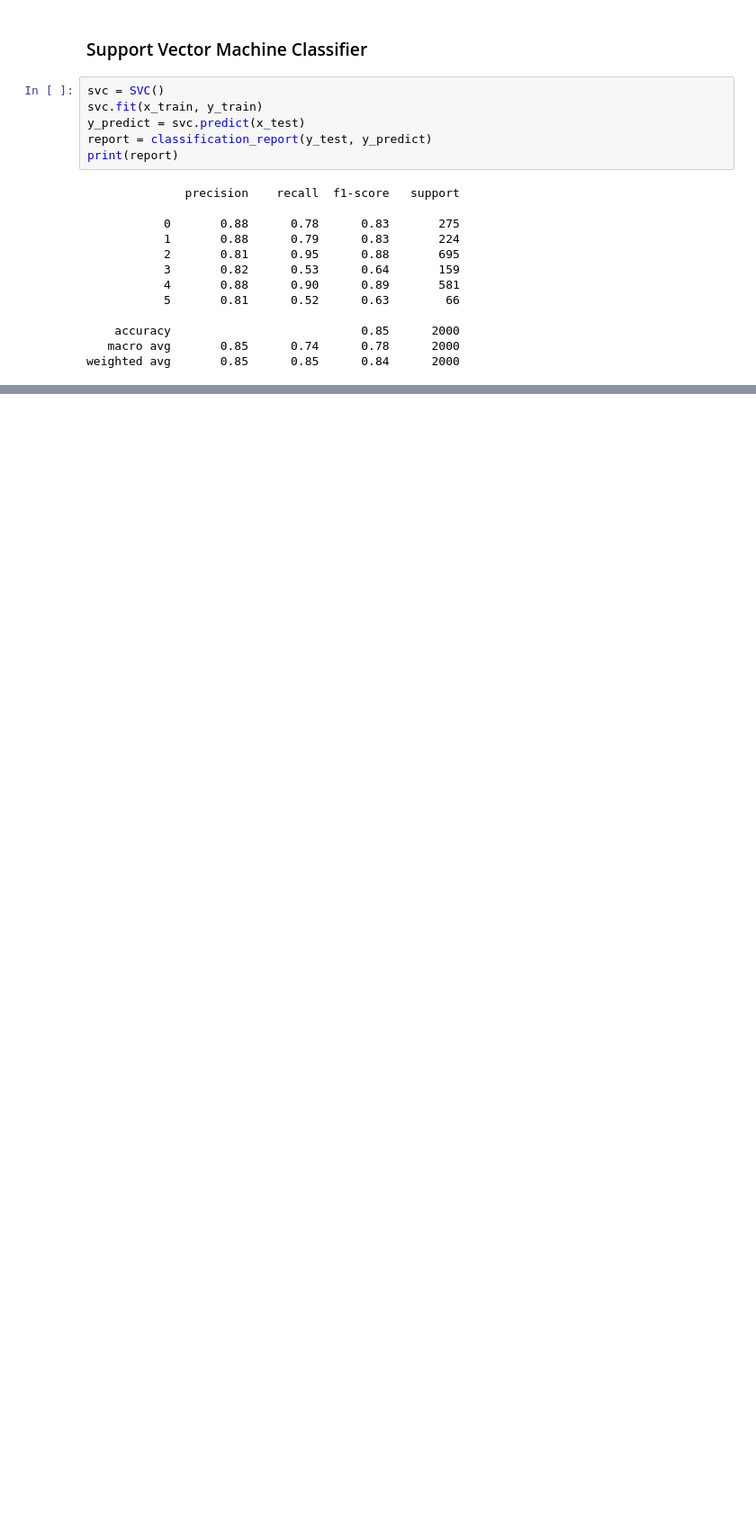
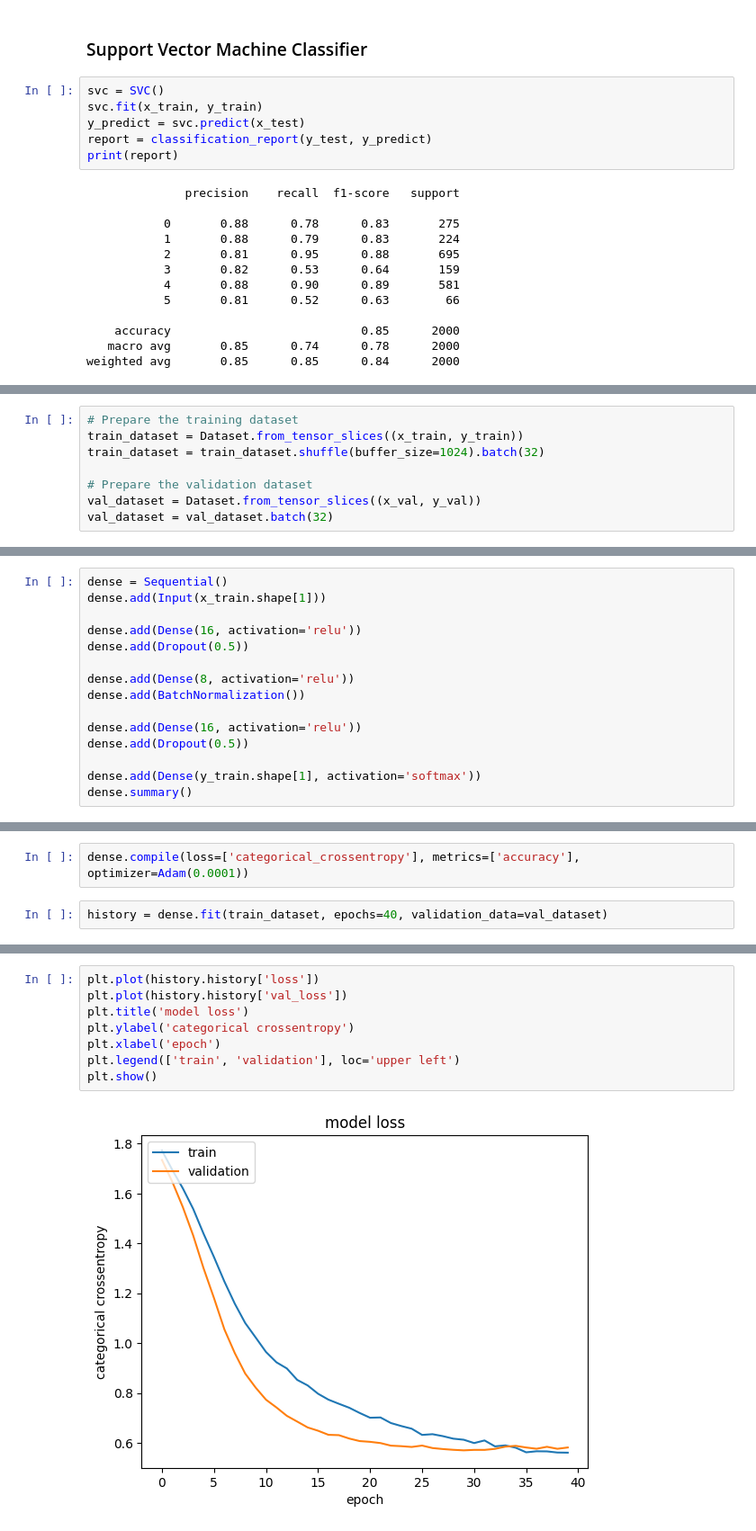
Before and after one commit to Muradmustafayev-03/SentimentAnalysis, a Jupyter notebook: emotion_dataset.ipynb, the cells around one changed output, grey strips where cells are left out. Shown at 90% size. Saved outputs shown, nothing was run; the diff lists cells and outputs as text; blank space fills up the shorter version.

Commit message:
trained and tested a Dense Neural Network

```diff
--- a/emotion_dataset.ipynb
+++ b/emotion_dataset.ipynb
@@ -112,0 +126,8 @@ weighted avg       0.85      0.85      0.84      2000
+# %%
+# Prepare the training dataset
+train_dataset = Dataset.from_tensor_slices((x_train, y_train))
+train_dataset = train_dataset.shuffle(buffer_size=1024).batch(32)
+
+# Prepare the validation dataset
+val_dataset = Dataset.from_tensor_slices((x_val, y_val))
+val_dataset = val_dataset.batch(32)
@@ -112,0 +136,15 @@ weighted avg       0.85      0.85      0.84      2000
+# %%
+dense = Sequential()
+dense.add(Input(x_train.shape[1]))
+
+dense.add(Dense(16, activation='relu'))
+dense.add(Dropout(0.5))
+
+dense.add(Dense(8, activation='relu'))
+dense.add(BatchNormalization())
+
+dense.add(Dense(16, activation='relu'))
+dense.add(Dropout(0.5))
+
+dense.add(Dense(y_train.shape[1], activation='softmax'))
+dense.summary()
@@ -112,0 +169,4 @@ weighted avg       0.85      0.85      0.84      2000
+# %%
+dense.compile(loss=['categorical_crossentropy'], metrics=['accuracy'], optimizer=Adam(0.0001))
+# %%
+history = dense.fit(train_dataset, epochs=40, validation_data=val_dataset)
@@ -112,0 +191,10 @@ weighted avg       0.85      0.85      0.84      2000
+# %%
+plt.plot(history.history['loss'])
+plt.plot(history.history['val_loss'])
+plt.title('model loss')
+plt.ylabel('categorical crossentropy')
+plt.xlabel('epoch')
+plt.legend(['train', 'validation'], loc='upper left')
+plt.show()
+# %% [output]
+[figure, added]
```
Also changed, not shown: parts of 11 cells of this notebook, 1 other file.
